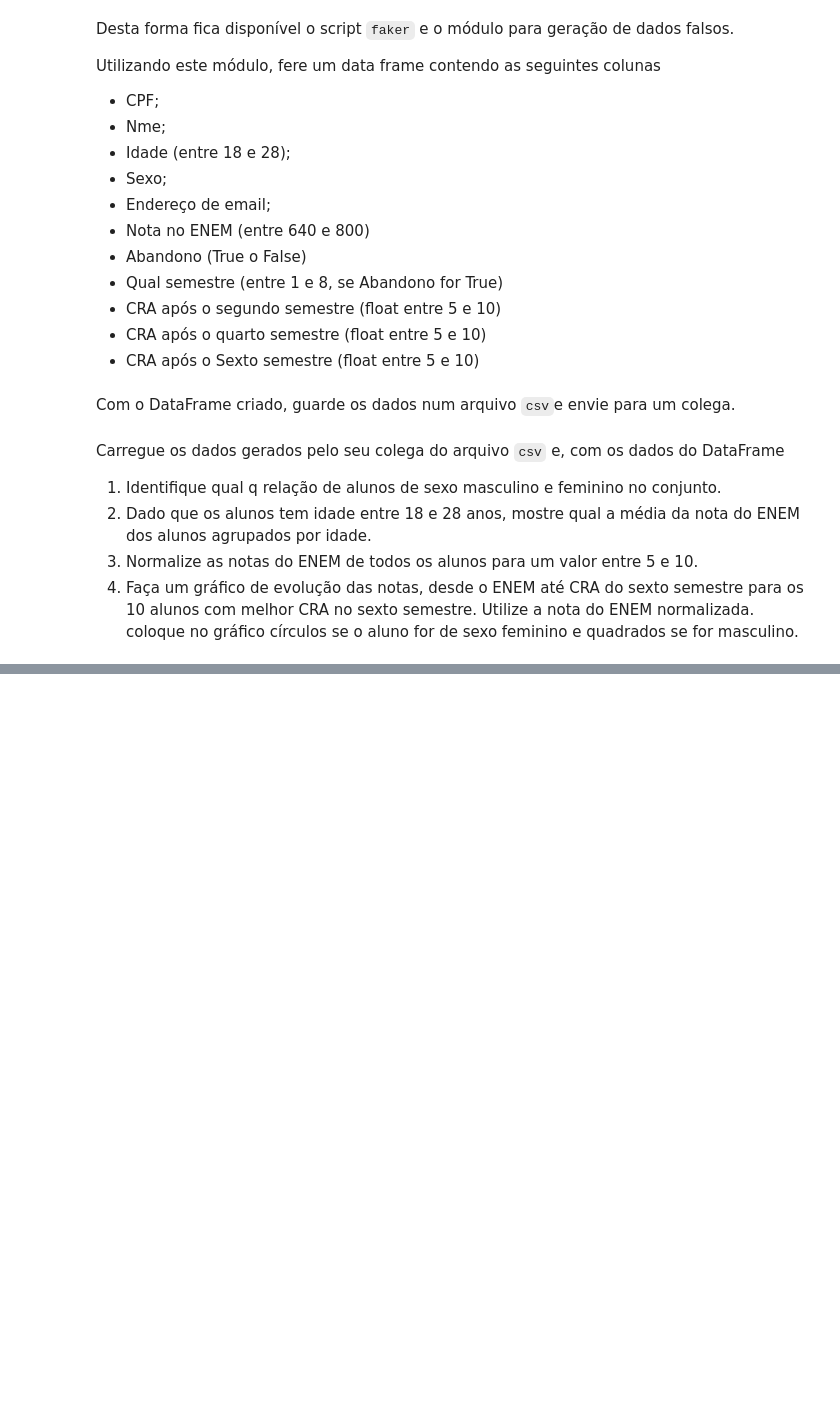
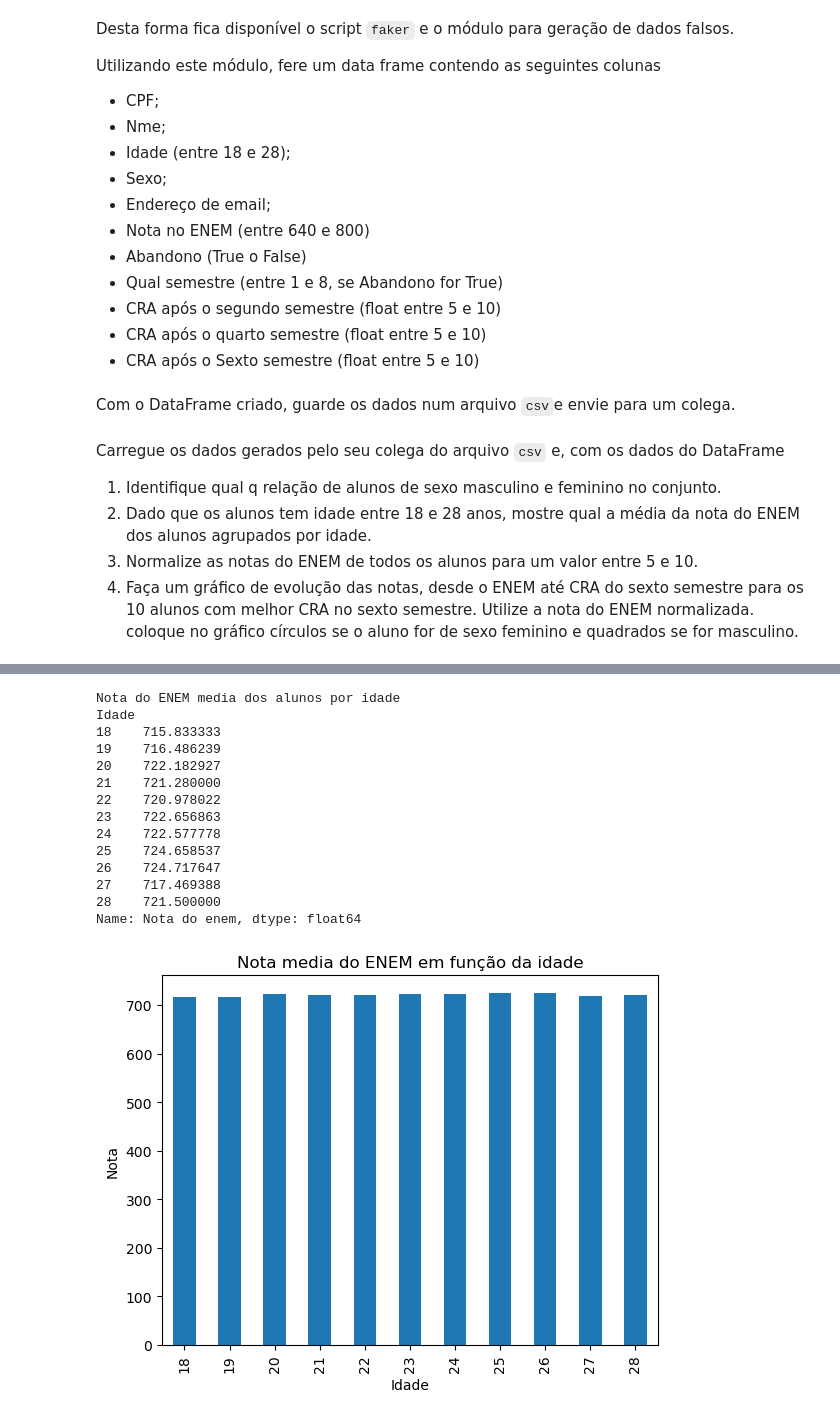
Before and after one commit to AllanaCampos/Python_Basico, a Jupyter notebook: Gabriel/P010/IP-P010.ipynb, the cells around one changed output, grey strips where cells are left out. Cells and saved outputs as stored; diff of their text form; code cells hidden in the pictures; blank space fills up the shorter version.

```diff
--- a/Gabriel/P010/IP-P010.ipynb
+++ b/Gabriel/P010/IP-P010.ipynb
@@ -136,0 +157,21 @@ Carregue os dados gerados pelo seu colega do arquivo ``csv`` e, com os dados do
+# %%
+print("Nota do ENEM media dos alunos por idade")
+notaMedia = df.groupby("Idade")["Nota do enem"].mean()
+print(notaMedia)
+notaMedia.plot(kind="bar",title="Nota media do ENEM em função da idade",ylabel="Nota");
+# %% [output]
+Nota do ENEM media dos alunos por idade
+Idade
+18    715.833333
+19    716.486239
+20    722.182927
+21    721.280000
+22    720.978022
+23    722.656863
+24    722.577778
+25    724.658537
+26    724.717647
+27    717.469388
+28    721.500000
+Name: Nota do enem, dtype: float64
+[figure, added]
```
Also changed, not shown: parts of 9 cells of this notebook, 1 other file.
